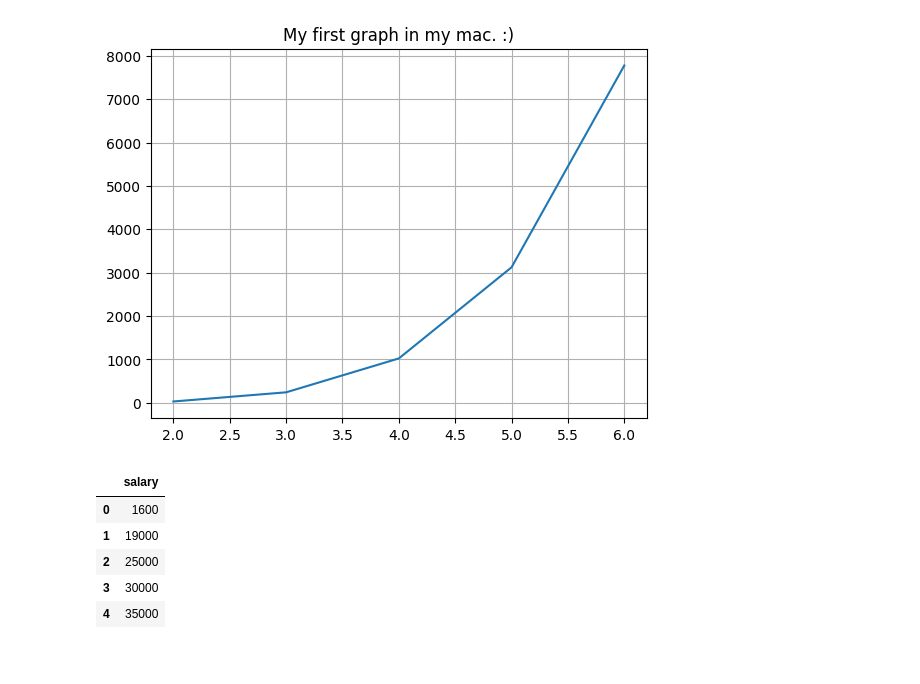
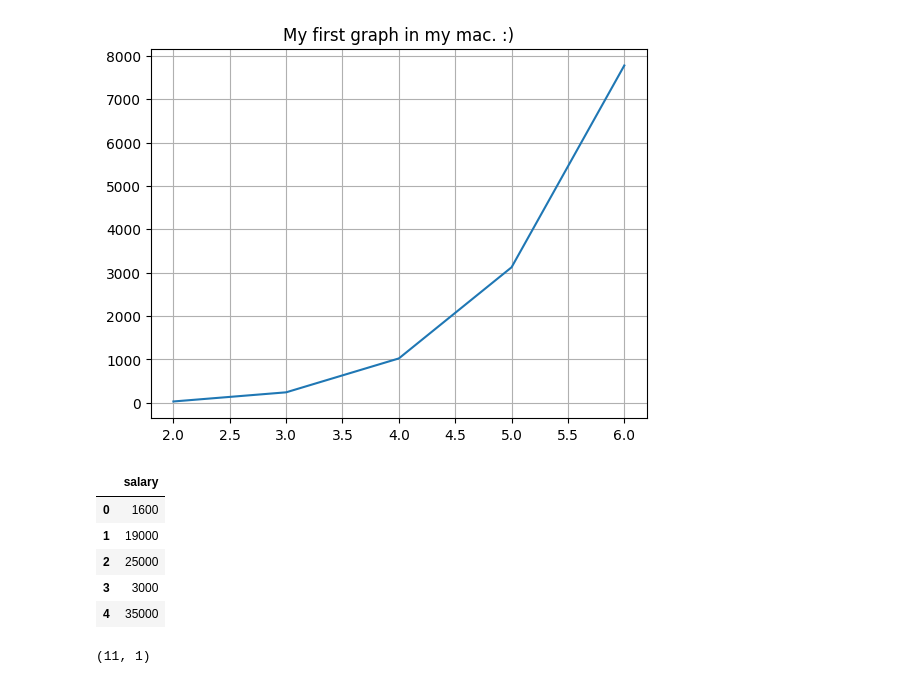
Before and after one commit to Shubham-Jana-Dev/Ardent-ML-learning-with-python-2026, a Jupyter notebook: Mar-02-2026/matplot.ipynb, the cells around one changed output. Saved outputs shown, nothing was run; the diff lists cells and outputs as text; code cells hidden in the pictures.

```diff
--- a/Mar-02-2026/matplot.ipynb
+++ b/Mar-02-2026/matplot.ipynb
@@ -27,13 +27,17 @@ plt.show()
 # %%
 # Pyplot API
 # Univariate - Numarical
-data = {'salary': [1600,19000,25000,30000,35000,40000,50000,70000,90000,120000,150000]}
+data = {'salary': [1600,19000,25000,3000,35000,40000,50000,40000,90000,120000,150000]}
 df = pd.DataFrame(data)
 df.head()
 # %% [output]
 |  | salary |
 | 0 | 1600 |
 | 1 | 19000 |
 | 2 | 25000 |
-| 3 | 30000 |
+| 3 | 3000 |
 | 4 | 35000 |
+# %%
+df.shape
+# %% [output]
+(11, 1)
```
Also changed, not shown: parts of 15 cells of this notebook.
